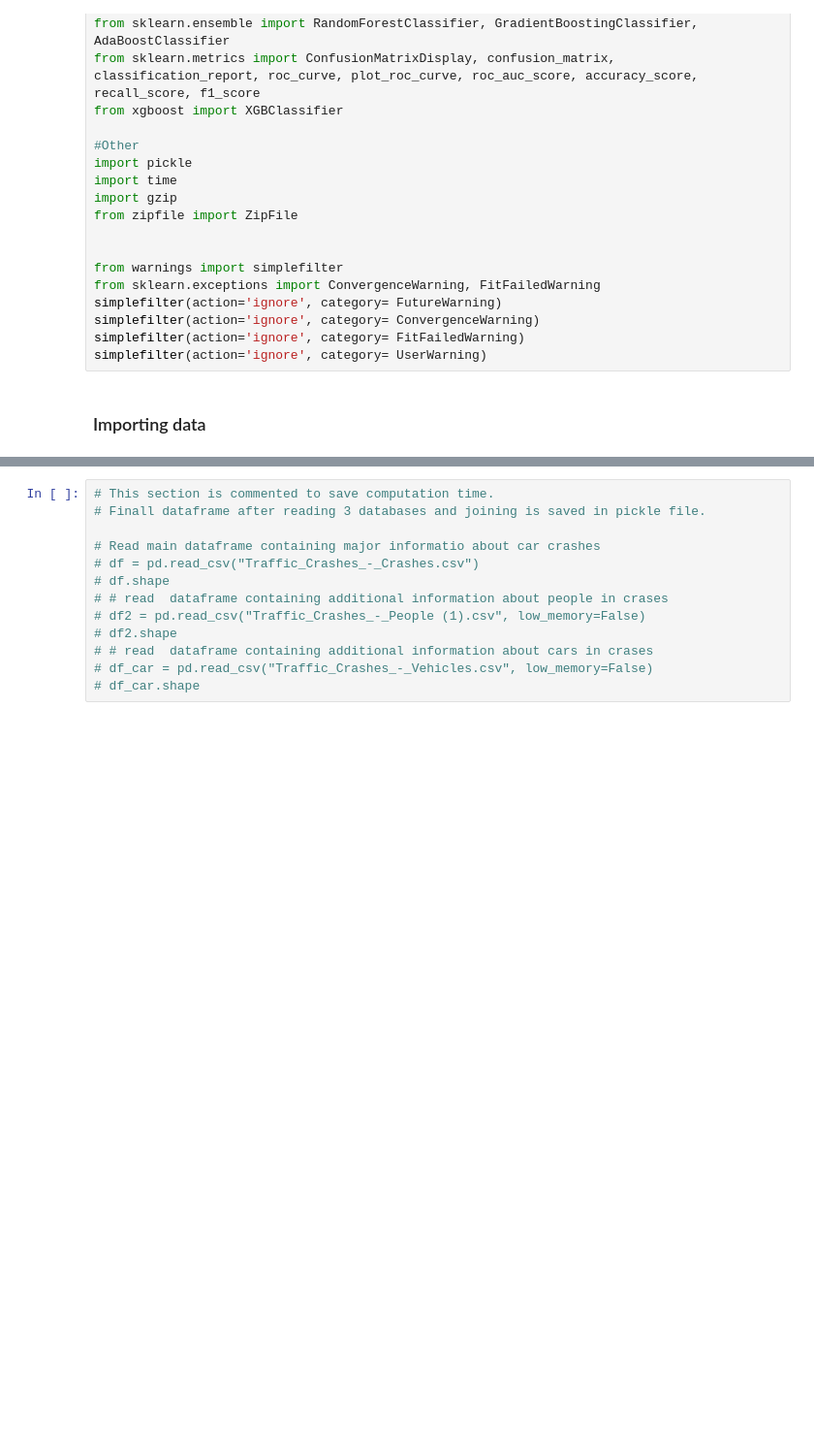
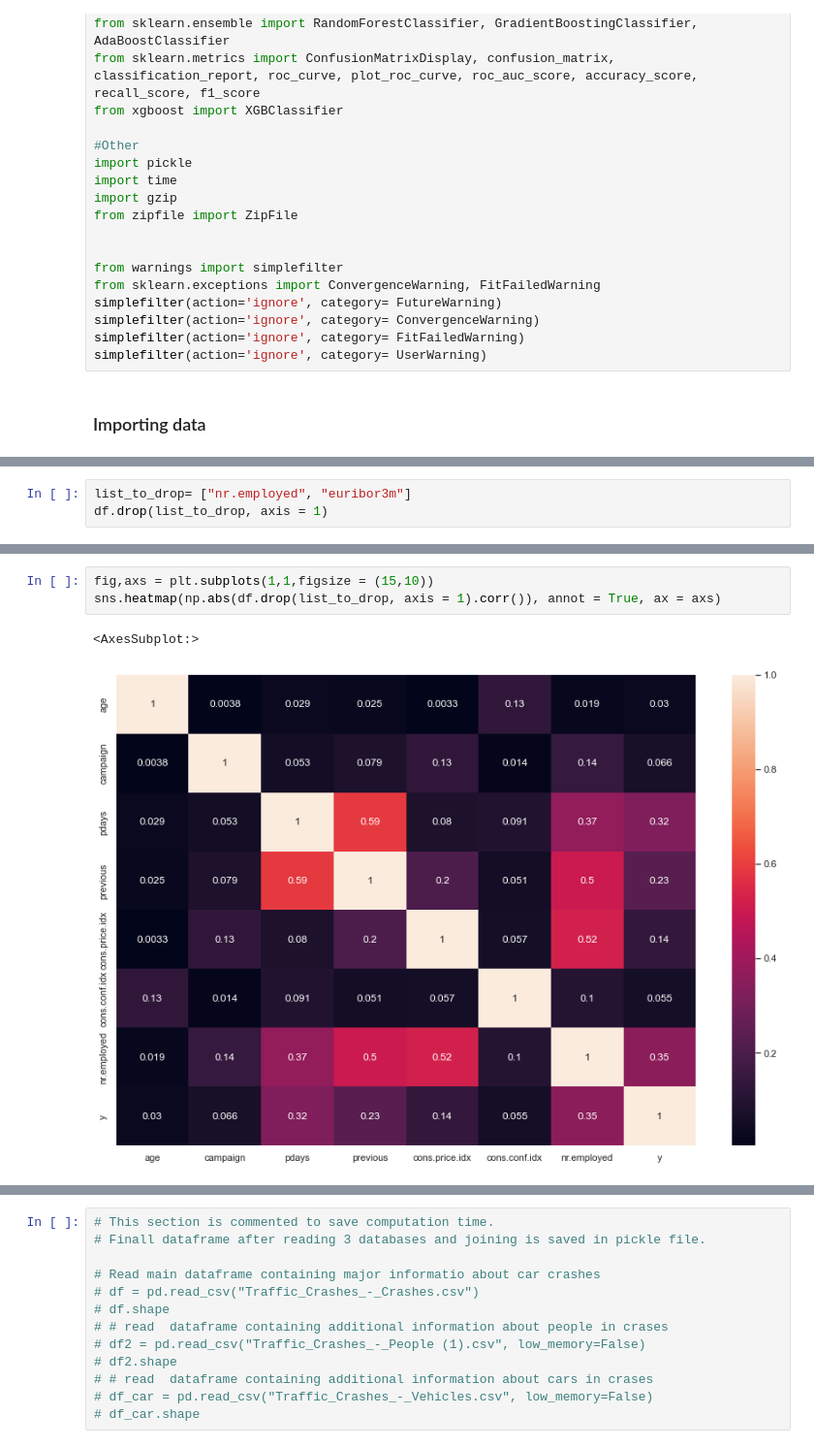
Before and after one commit to 314ka4y/Customer_churn, a Jupyter notebook: Customer_sign.ipynb, the cells around one changed output, grey strips where cells are left out. Shown at 97% size. Drawn from its saved outputs; the diff is of its cells as text; blank space fills up the shorter version.

```diff
--- a/Customer_sign.ipynb
+++ b/Customer_sign.ipynb
@@ -314,0 +342,3 @@ plt.savefig("./img/EDA1.png")
+# %%
+list_to_drop= ["nr.employed", "euribor3m"]
+df.drop(list_to_drop, axis = 1)
@@ -314,0 +359,6 @@ plt.savefig("./img/EDA1.png")
+# %%
+fig,axs = plt.subplots(1,1,figsize = (15,10))
+sns.heatmap(np.abs(df.drop(list_to_drop, axis = 1).corr()), annot = True, ax = axs)
+# %% [output]
+<AxesSubplot:>
+[figure, added]
```
Also changed, not shown: parts of 43 cells of this notebook.
